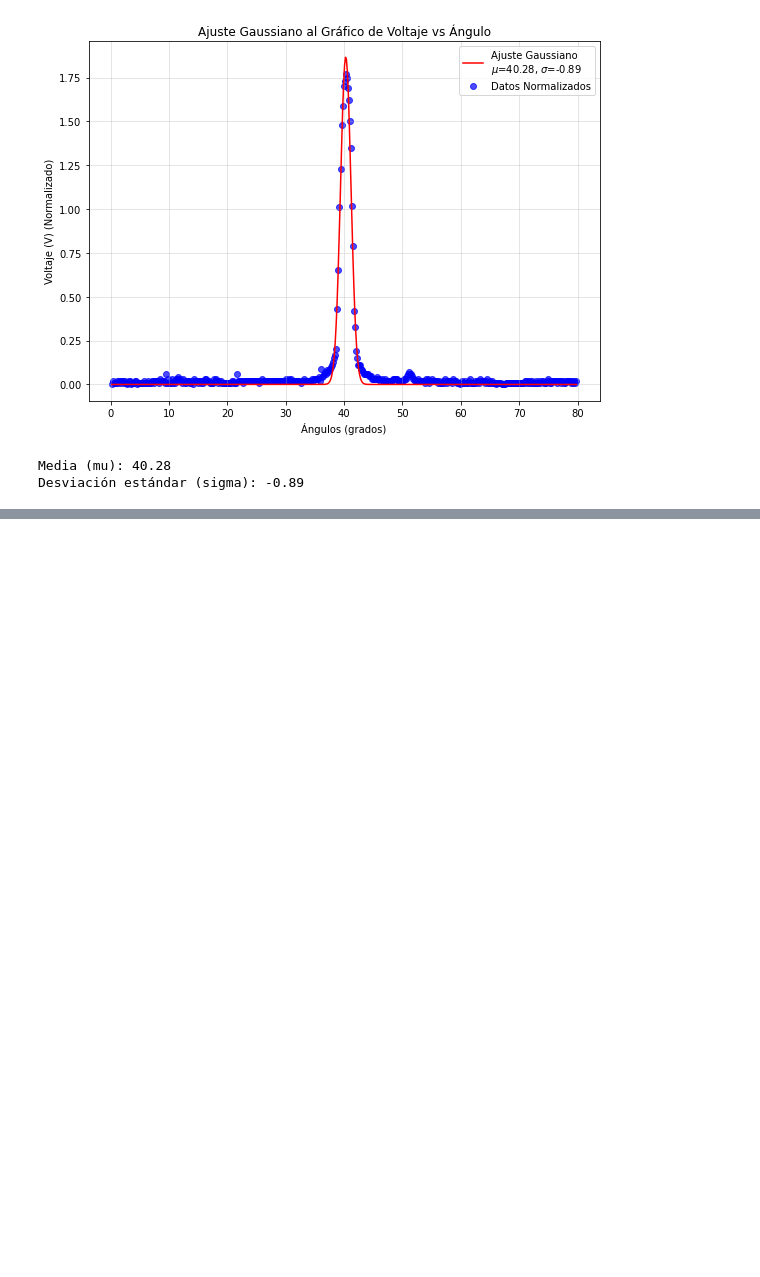
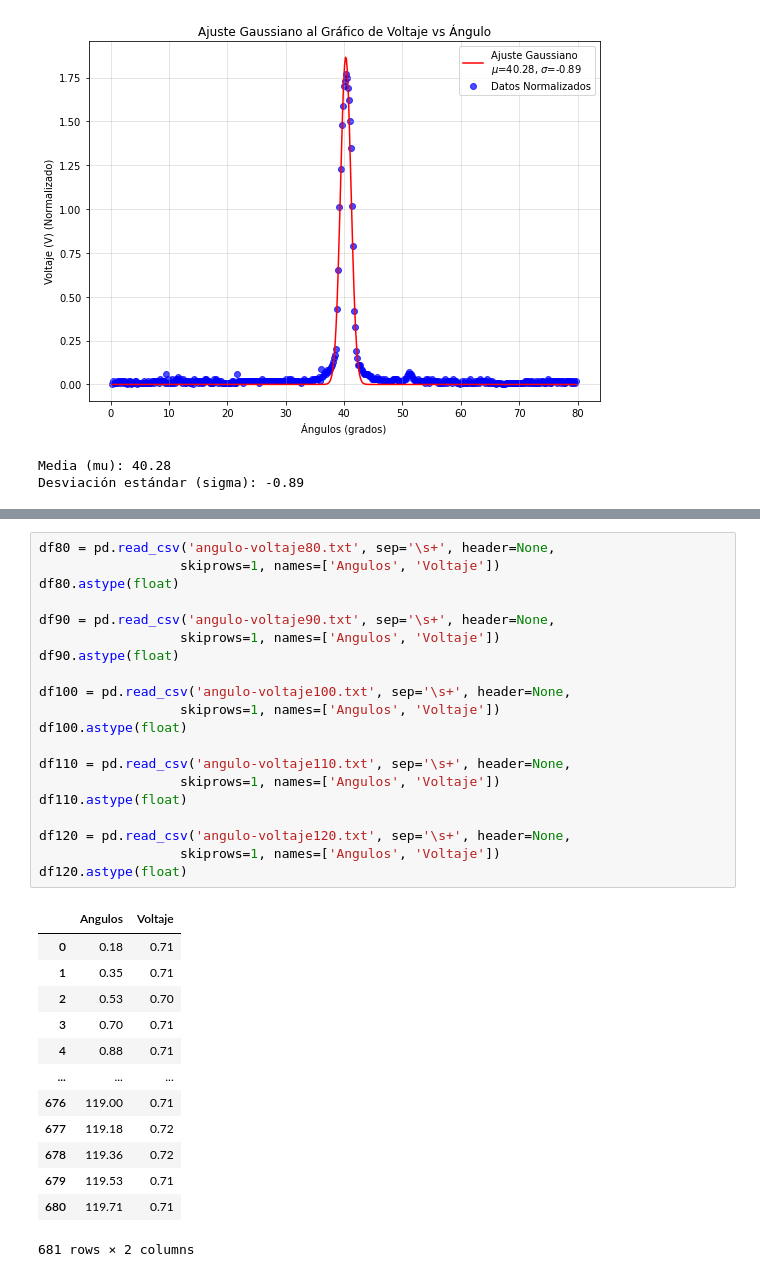
Before and after one commit to Hdavid1123/Experimental-III-2024-2, a Jupyter notebook: pythonMotorPaso.ipynb, the cells around one changed output, grey strips where cells are left out. Saved outputs shown, nothing was run; the diff lists cells and outputs as text; blank space fills up the shorter version.

```diff
--- a/pythonMotorPaso.ipynb
+++ b/pythonMotorPaso.ipynb
@@ -126,0 +205,34 @@ Desviación estándar (sigma): -0.89
+# %%
+df80 = pd.read_csv('angulo-voltaje80.txt', sep='\s+', header=None,
+                  skiprows=1, names=['Angulos', 'Voltaje'])
+df80.astype(float)
+
+df90 = pd.read_csv('angulo-voltaje90.txt', sep='\s+', header=None,
+                  skiprows=1, names=['Angulos', 'Voltaje'])
+df90.astype(float)
+
+df100 = pd.read_csv('angulo-voltaje100.txt', sep='\s+', header=None,
+                  skiprows=1, names=['Angulos', 'Voltaje'])
+df100.astype(float)
+
+df110 = pd.read_csv('angulo-voltaje110.txt', sep='\s+', header=None,
+                  skiprows=1, names=['Angulos', 'Voltaje'])
+df110.astype(float)
+
+df120 = pd.read_csv('angulo-voltaje120.txt', sep='\s+', header=None,
+                  skiprows=1, names=['Angulos', 'Voltaje'])
+df120.astype(float)
+# %% [output]
+|  | Angulos | Voltaje |
+| 0 | 0.18 | 0.71 |
+| 1 | 0.35 | 0.71 |
+| 2 | 0.53 | 0.70 |
+| 3 | 0.70 | 0.71 |
+| 4 | 0.88 | 0.71 |
+| ... | ... | ... |
+| 676 | 119.00 | 0.71 |
+| 677 | 119.18 | 0.72 |
+| 678 | 119.36 | 0.72 |
+| 679 | 119.53 | 0.71 |
+| 680 | 119.71 | 0.71 |
+681 rows × 2 columns
```
Also changed, not shown: parts of 3 cells of this notebook, 1 other file.
